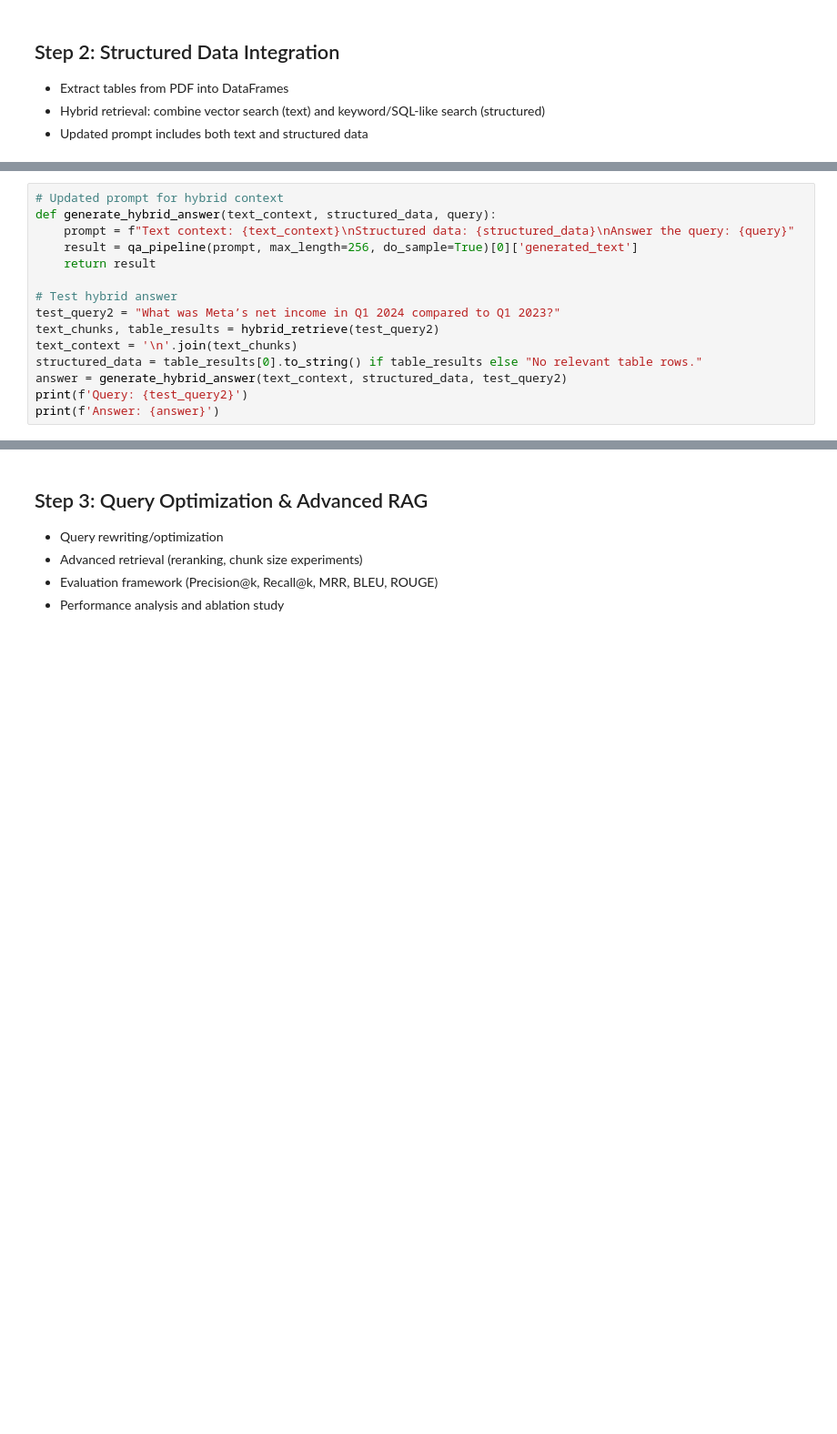
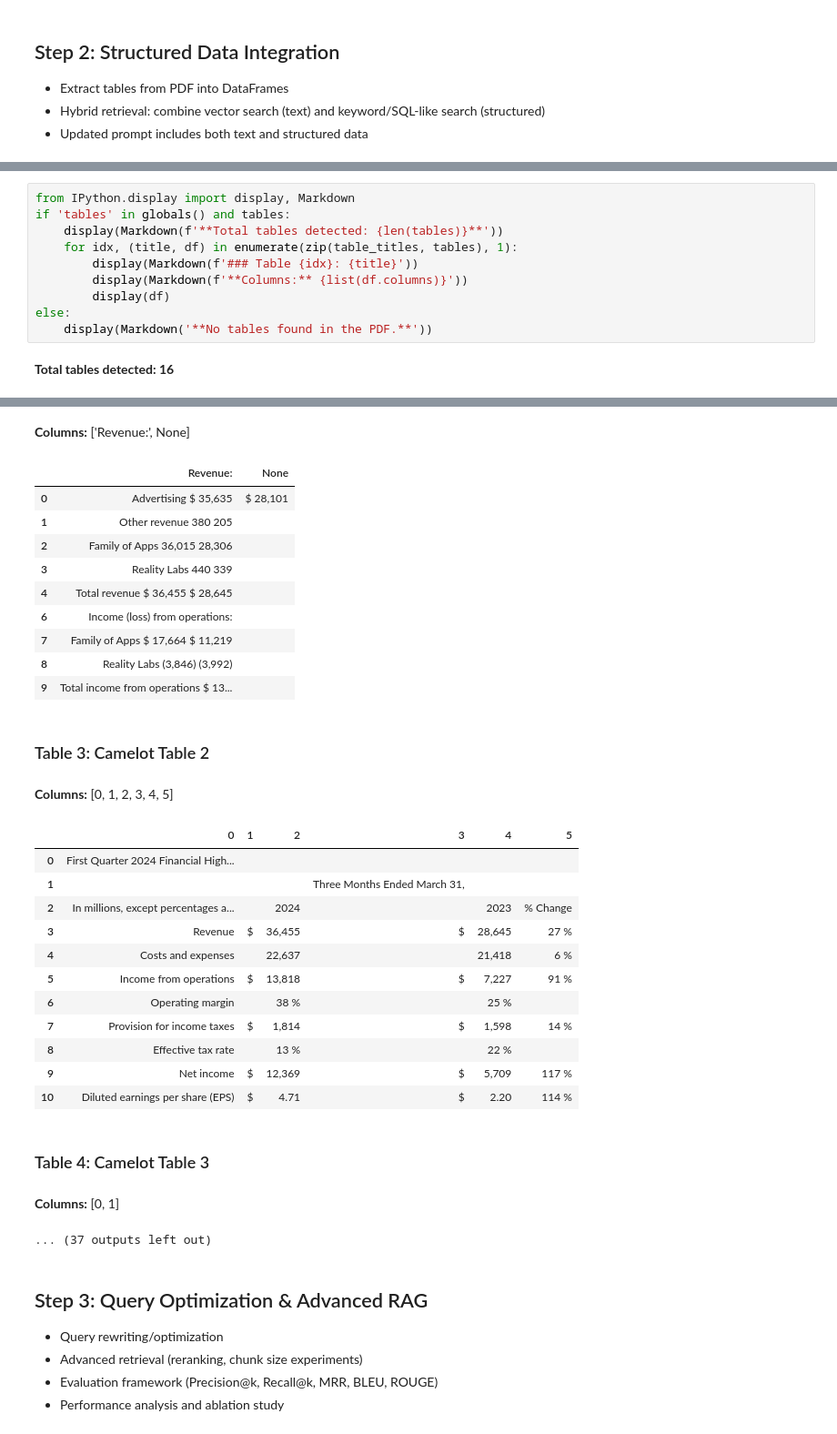
Before and after one commit to MdMostafizurRahaman/AI_R-D, a Jupyter notebook: AI_R&D/rag_pipeline_step1.ipynb, the cells around one changed output, grey strips where cells are left out. Shown at 91% size. Cells and saved outputs as stored; diff of their text form; blank space fills up the shorter version.

```diff
--- a/AI_R&D/rag_pipeline_step1.ipynb
+++ b/AI_R&D/rag_pipeline_step1.ipynb
@@ -246,15 +353,0 @@ No relevant table rows found.
-# %%
-# Updated prompt for hybrid context
-def generate_hybrid_answer(text_context, structured_data, query):
-    prompt = f"Text context: {text_context}\nStructured data: {structured_data}\nAnswer the query: {query}"
-    result = qa_pipeline(prompt, max_length=256, do_sample=True)[0]['generated_text']
-    return result
-
-# Test hybrid answer
-test_query2 = "What was Meta’s net income in Q1 2024 compared to Q1 2023?"
-text_chunks, table_results = hybrid_retrieve(test_query2)
-text_context = '\n'.join(text_chunks)
-structured_data = table_results[0].to_string() if table_results else "No relevant table rows."
-answer = generate_hybrid_answer(text_context, structured_data, test_query2)
-print(f'Query: {test_query2}')
-print(f'Answer: {answer}')
@@ -270,0 +557,12 @@ Answer the query: What was Meta’s net income in Q1 2024 compared to Q1 2023?75
+# %%
+from IPython.display import display, Markdown
+if 'tables' in globals() and tables:
+    display(Markdown(f'**Total tables detected: {len(tables)}**'))
+    for idx, (title, df) in enumerate(zip(table_titles, tables), 1):
+        display(Markdown(f'### Table {idx}: {title}'))
+        display(Markdown(f'**Columns:** {list(df.columns)}'))
+        display(df)
+else:
+    display(Markdown('**No tables found in the PDF.**'))
+# %% [output]
+**Total tables detected: 16**
@@ -271,3 +604,31 @@ Answer the query: What was Meta’s net income in Q1 2024 compared to Q1 2023?75
+**Columns:** ['Revenue:', None]
+|  | Revenue: | None |
+| 0 | Advertising $ 35,635 | $ 28,101 |
+| 1 | Other revenue 380 205 |  |
+| 2 | Family of Apps 36,015 28,306 |  |
+| 3 | Reality Labs 440 339 |  |
+| 4 | Total revenue $ 36,455 $ 28,645 |  |
+| 6 | Income (loss) from operations: |  |
+| 7 | Family of Apps $ 17,664 $ 11,219 |  |
+| 8 | Reality Labs (3,846) (3,992) |  |
+| 9 | Total income from operations $ 13... |  |
+### Table 3: Camelot Table 2
+**Columns:** [0, 1, 2, 3, 4, 5]
+|  | 0 | 1 | 2 | 3 | 4 | 5 |
+| 0 | First Quarter 2024 Financial High... |  |  |  |  |  |
+| 1 |  |  |  | Three Months Ended March 31, |  |  |
+| 2 | In millions, except percentages a... |  | 2024 |  | 2023 | % Change |
+| 3 | Revenue | $ | 36,455 | $ | 28,645 | 27 % |
+| 4 | Costs and expenses |  | 22,637 |  | 21,418 | 6 % |
+| 5 | Income from operations | $ | 13,818 | $ | 7,227 | 91 % |
+| 6 | Operating margin |  | 38 % |  | 25 % |  |
+| 7 | Provision for income taxes | $ | 1,814 | $ | 1,598 | 14 % |
+| 8 | Effective tax rate |  | 13 % |  | 22 % |  |
+| 9 | Net income | $ | 12,369 | $ | 5,709 | 117 % |
+| 10 | Diluted earnings per share (EPS) | $ | 4.71 | $ | 2.20 | 114 % |
+### Table 4: Camelot Table 3
+**Columns:** [0, 1]
+... (37 outputs left out)
 # %% [markdown]
 ## Step 3: Query Optimization & Advanced RAG
 - Query rewriting/optimization
```
Also changed, not shown: parts of 10 cells of this notebook.
